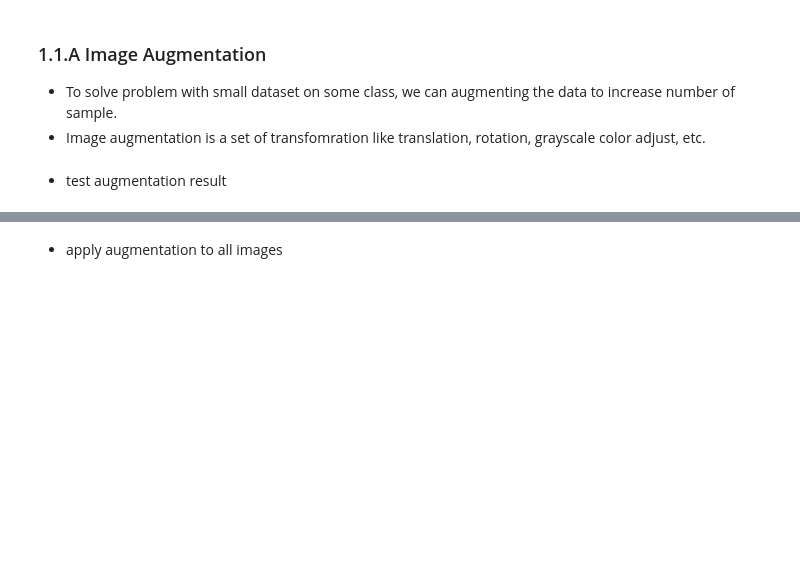
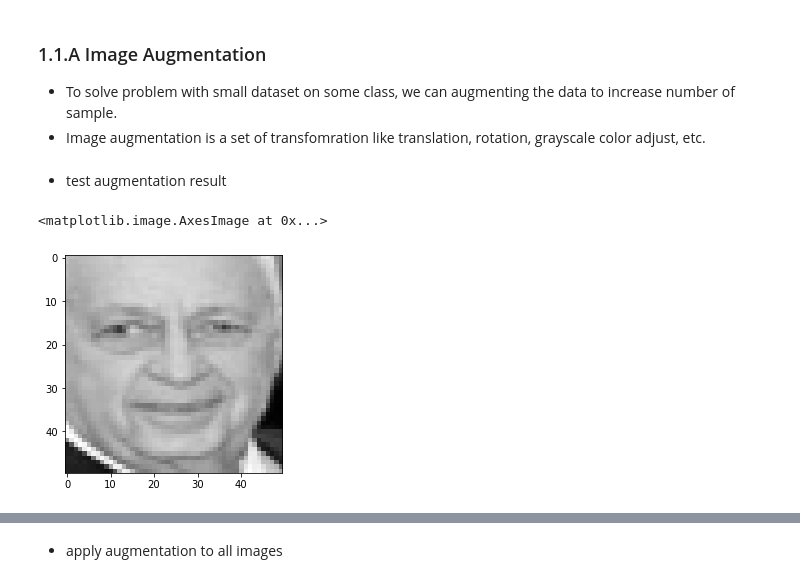
Before and after one commit to Muhammad-Yunus/Materi-Training, a Jupyter notebook: C. Facerecognition/pertemuan_7/2. Implementasi Neural Network.ipynb, the cells around one changed output, grey strips where cells are left out. Saved outputs shown, nothing was run; the diff lists cells and outputs as text; code cells hidden in the pictures; blank space fills up the shorter version.

```diff
--- a/C. Facerecognition/pertemuan_7/2. Implementasi Neural Network.ipynb
+++ b/C. Facerecognition/pertemuan_7/2. Implementasi Neural Network.ipynb
@@ -574,6 +574,11 @@ def img_augmentation(img):
     return imgs
 # %% [markdown]
 - test augmentation result
+# %%
+plt.imshow(images[0], cmap="gray")
+# %% [output]
+<matplotlib.image.AxesImage at 0x...>
+[figure, added]
 # %%
 img_test = images[0]
 
```
Also changed, not shown: parts of 9 cells of this notebook, 1 other file.
